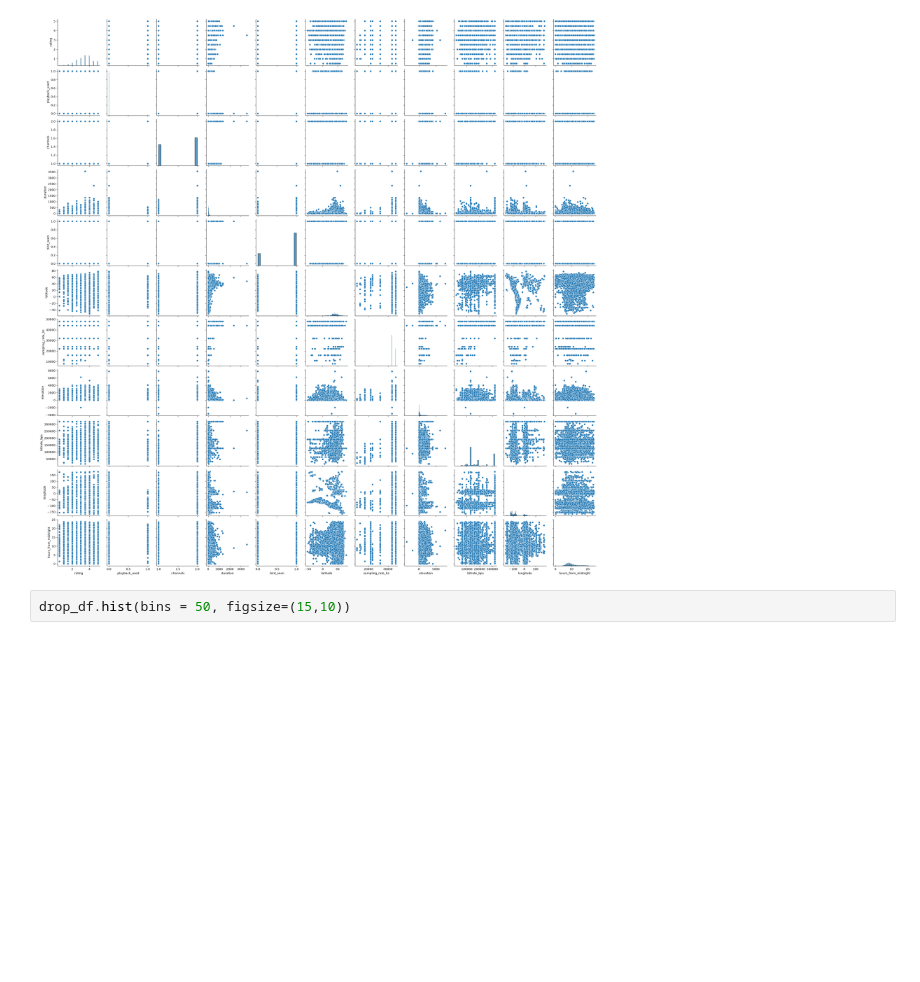
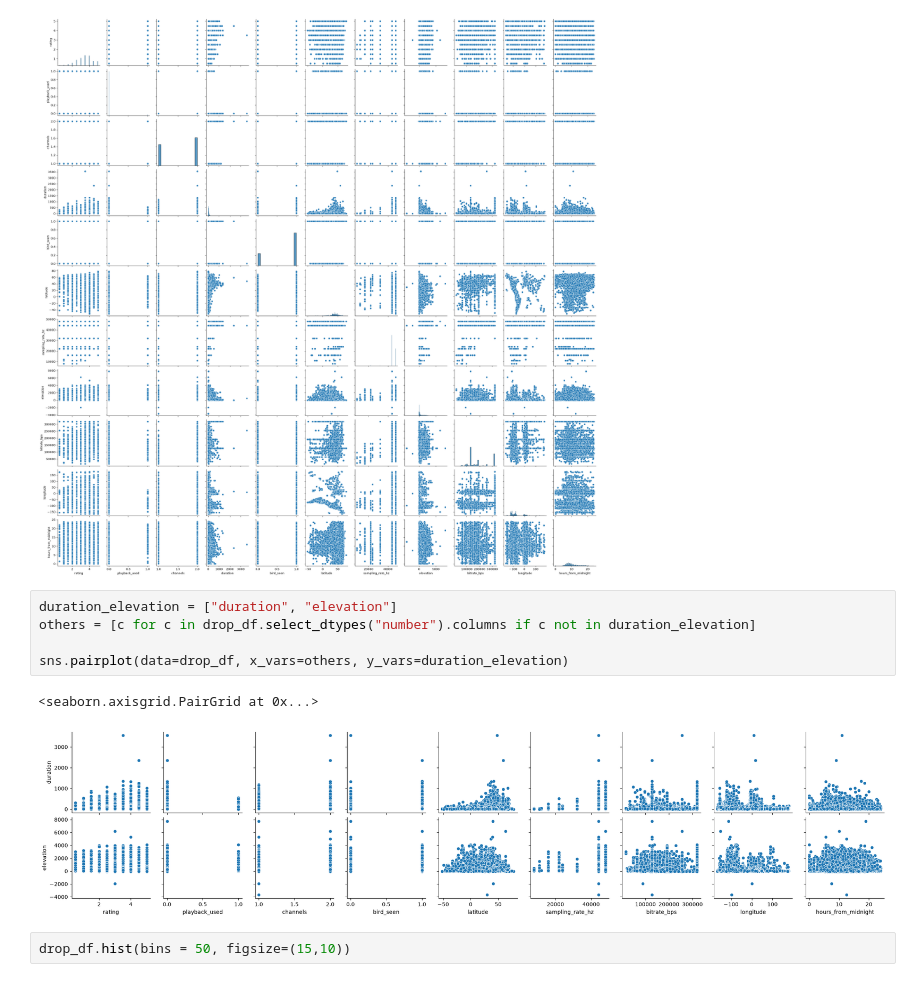
Before and after one commit to Jhe56/Ai-vian, a Jupyter notebook: Update_2/dataset_analysis.ipynb, the cells around one changed output. Saved outputs shown, nothing was run; the diff lists cells and outputs as text; blank space fills up the shorter version.

```diff
--- a/Update_2/dataset_analysis.ipynb
+++ b/Update_2/dataset_analysis.ipynb
@@ -554,6 +554,14 @@ sns.pairplot(data=drop_df)
 # %% [output]
 <seaborn.axisgrid.PairGrid at 0x...>
 [figure]
+# %%
+duration_elevation = ["duration", "elevation"]
+others = [c for c in drop_df.select_dtypes("number").columns if c not in duration_elevation]
+
+sns.pairplot(data=drop_df, x_vars=others, y_vars=duration_elevation)
+# %% [output]
+<seaborn.axisgrid.PairGrid at 0x...>
+[figure, added]
 # %%
 drop_df.hist(bins = 50, figsize=(15,10))
 # %% [output]
```
